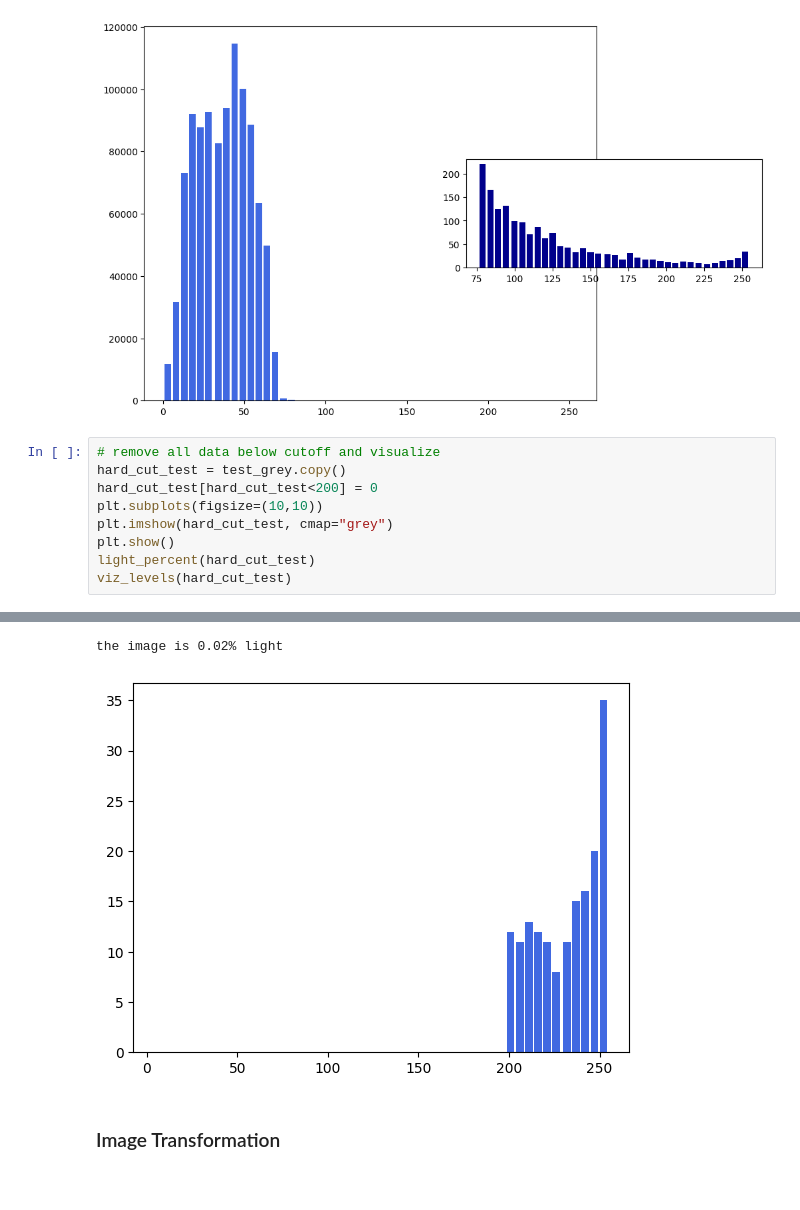
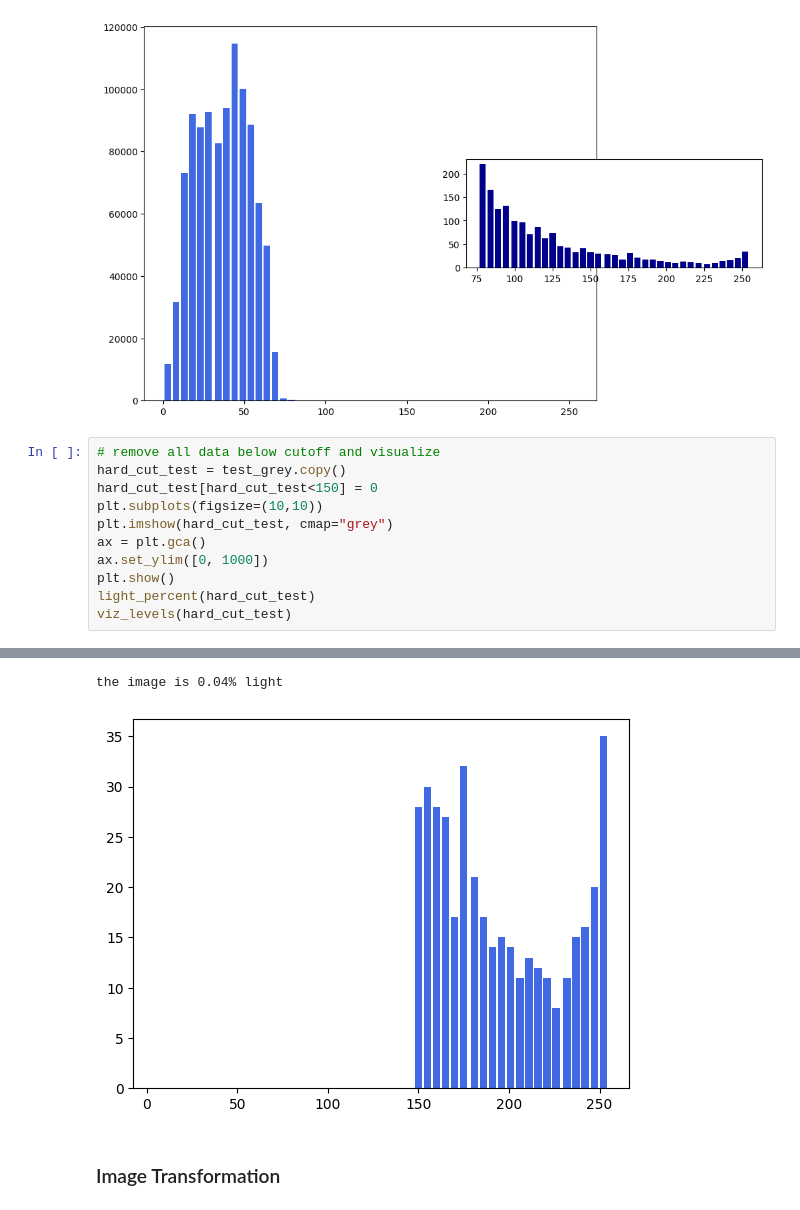
Before and after one commit to emilycardwell/find-my-star, a Jupyter notebook: testing.ipynb, the cells around one changed output, grey strips where cells are left out. Saved outputs shown, nothing was run; the diff lists cells and outputs as text.

```diff
--- a/testing.ipynb
+++ b/testing.ipynb
@@ -98,9 +103,11 @@ plt.show()
 # %%
 # remove all data below cutoff and visualize
 hard_cut_test = test_grey.copy()
-hard_cut_test[hard_cut_test<200] = 0
+hard_cut_test[hard_cut_test<150] = 0
 plt.subplots(figsize=(10,10))
 plt.imshow(hard_cut_test, cmap="grey")
+ax = plt.gca()
+ax.set_ylim([0, 1000])
 plt.show()
 light_percent(hard_cut_test)
 viz_levels(hard_cut_test)
@@ -109,5 +116,5 @@ viz_levels(hard_cut_test)
-the image is 0.02% light
+the image is 0.04% light
-[figure, old version]
+[figure, new version]
 # %% [markdown]
 ### Image Transformation
 # %%
```
Also changed, not shown: parts of 30 cells of this notebook, 3 other files.
